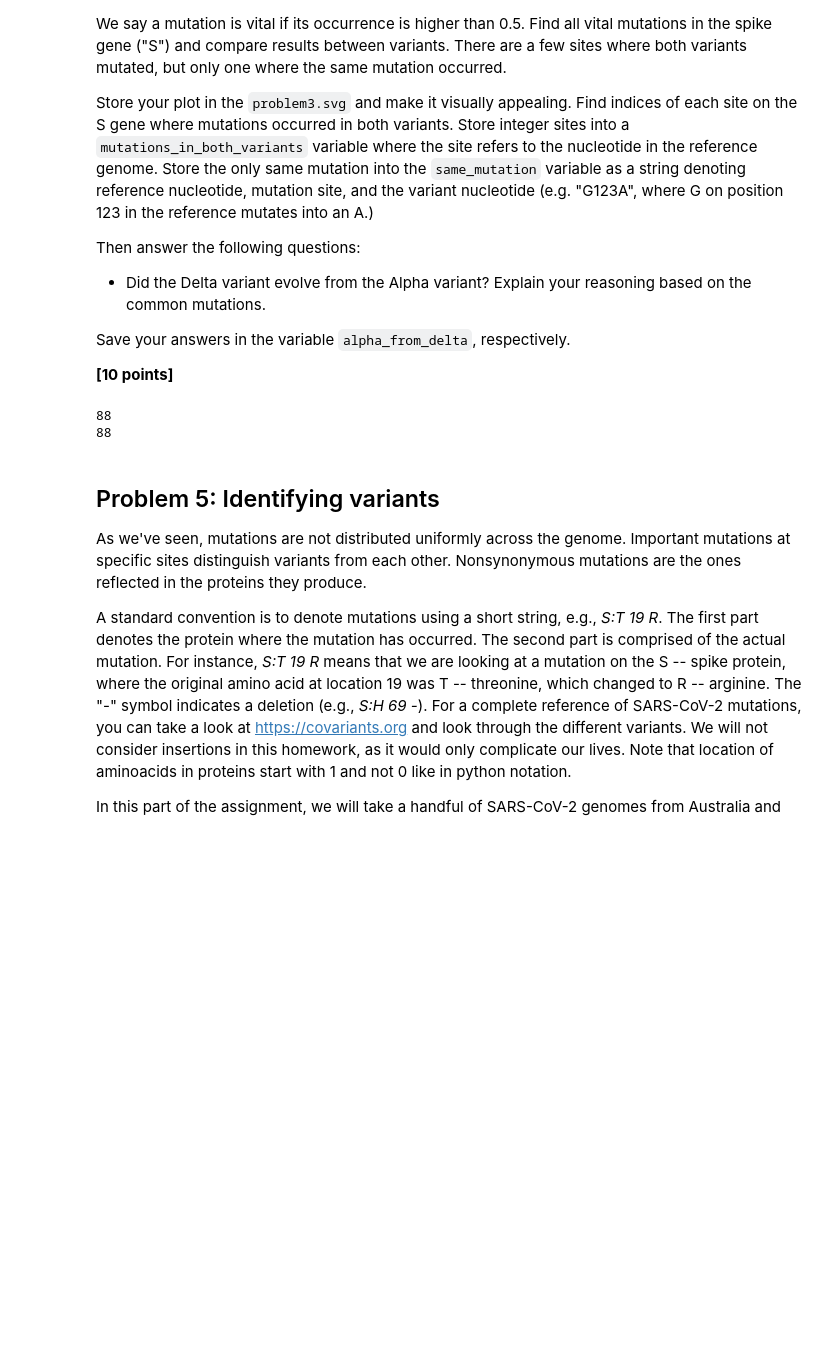
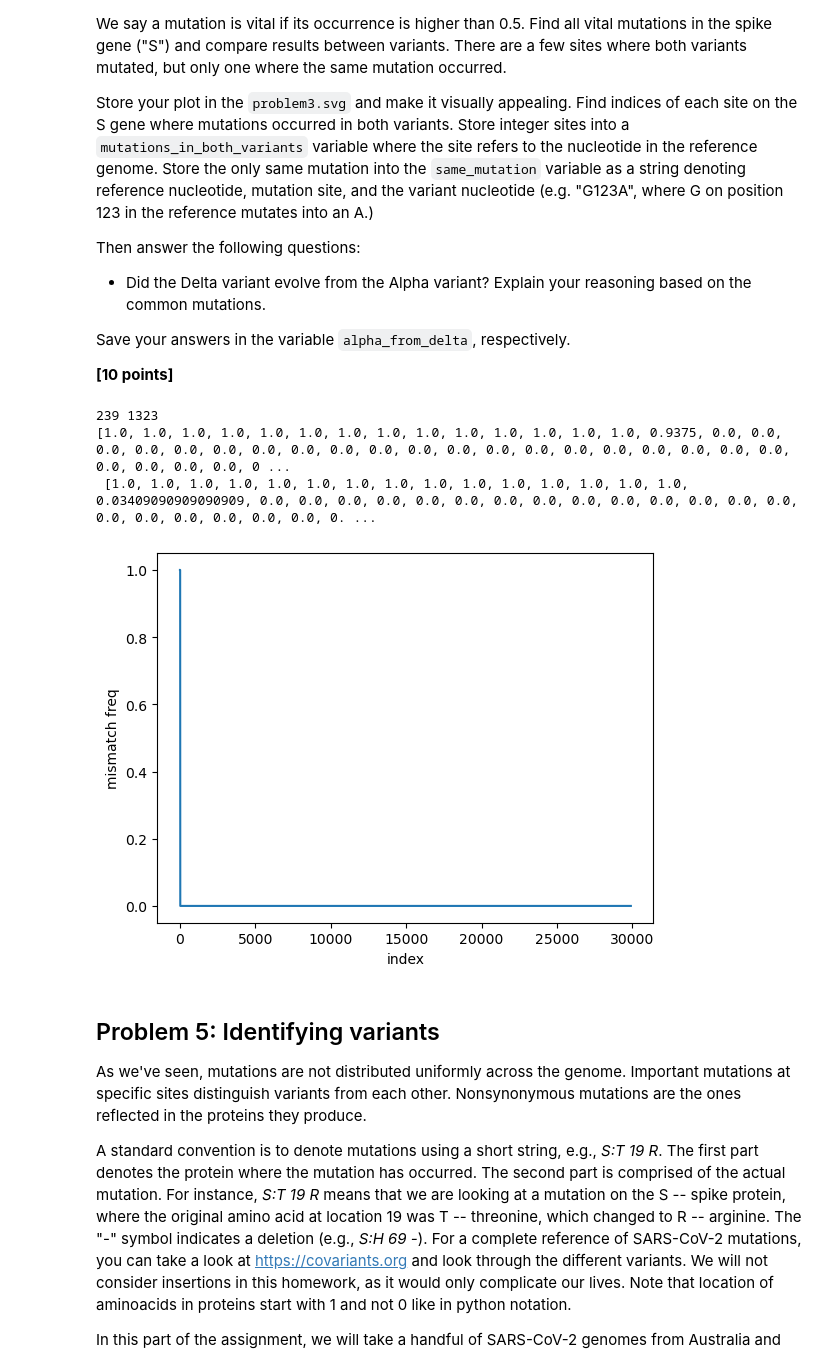
Before and after one commit to zoexbrookes/assign_viral_evo, a Jupyter notebook: assign_viral_evo-master/viral_evo_workbook.ipynb, the cells around one changed output. Saved outputs shown, nothing was run; the diff lists cells and outputs as text; code cells hidden in the pictures; blank space fills up the shorter version.

Commit message:
struggling plotting

```diff
--- a/assign_viral_evo-master/viral_evo_workbook.ipynb
+++ b/assign_viral_evo-master/viral_evo_workbook.ipynb
@@ -232,46 +232,48 @@ gene_locations = {
 alpha_variants  = ["EPI_ISL_3072041","EPI_ISL_1010703","EPI_ISL_1121977","EPI_ISL_1061036","EPI_ISL_1184096",
                    "EPI_ISL_1184504","EPI_ISL_3568432","EPI_ISL_3568427","EPI_ISL_1184097","EPI_ISL_1447289",
                    "EPI_ISL_1615593","EPI_ISL_1660402","EPI_ISL_1660401","EPI_ISL_2404987","EPI_ISL_2462429",
                    "EPI_ISL_593696"]
 
 delta_variants =  ["EPI_ISL_1904460", "EPI_ISL_1904466", "EPI_ISL_1904469", "EPI_ISL_1904454", "EPI_ISL_1756027",
                    "EPI_ISL_2404986", "EPI_ISL_2107448", "EPI_ISL_2107529", "EPI_ISL_2650457", "EPI_ISL_2716414",
                    "EPI_ISL_2633525", "EPI_ISL_2786933", "EPI_ISL_2811809", "EPI_ISL_2695796", "EPI_ISL_2650470",
                    "EPI_ISL_2811992", "EPI_ISL_2695794", "EPI_ISL_2695799", "EPI_ISL_3281261", "EPI_ISL_3186692",
                    "EPI_ISL_3186471", "EPI_ISL_3186636", "EPI_ISL_3186262", "EPI_ISL_3186487", "EPI_ISL_3280996",
                    "EPI_ISL_3305513", "EPI_ISL_3072100", "EPI_ISL_6757593", "EPI_ISL_3426420", "EPI_ISL_3539677",
                    "EPI_ISL_4055434", "EPI_ISL_3834282", "EPI_ISL_3643716", "EPI_ISL_3501929", "EPI_ISL_5535311",
                    "EPI_ISL_3502476", "EPI_ISL_3502311", "EPI_ISL_3834174", "EPI_ISL_9964573", "EPI_ISL_4747964",
                    "EPI_ISL_4205585", "EPI_ISL_4552276", "EPI_ISL_4205719", "EPI_ISL_4205539", "EPI_ISL_5689721",
                    "EPI_ISL_4205197", "EPI_ISL_4552130", "EPI_ISL_4747905", "EPI_ISL_5347813", "EPI_ISL_5534640",
                    "EPI_ISL_5936432", "EPI_ISL_5778590", "EPI_ISL_5534654", "EPI_ISL_5778467", "EPI_ISL_5778492",
                    "EPI_ISL_6252077", "EPI_ISL_5535134", "EPI_ISL_5305653", "EPI_ISL_7264600", "EPI_ISL_6585779",
                    "EPI_ISL_6586228", "EPI_ISL_6251927", "EPI_ISL_6585956", "EPI_ISL_7264849", "EPI_ISL_6586173",
                    "EPI_ISL_6586136", "EPI_ISL_7264591", "EPI_ISL_6757382", "EPI_ISL_7621131", "EPI_ISL_7621166",
                    "EPI_ISL_8901286", "EPI_ISL_7748984", "EPI_ISL_7621531", "EPI_ISL_7621692", "EPI_ISL_7621124",
                    "EPI_ISL_7748623", "EPI_ISL_7748687", "EPI_ISL_7621974", "EPI_ISL_8901160", "EPI_ISL_10116719",
                    "EPI_ISL_8901318", "EPI_ISL_8901337", "EPI_ISL_10116652", "EPI_ISL_8900986", "EPI_ISL_8901124",
                    "EPI_ISL_8901168", "EPI_ISL_8901097", "EPI_ISL_10116931"]
 
+from helper_functions import mismatch_helper
+
 with Entrez.efetch(db="nucleotide", id="NC_045512.2", rettype="fasta") as handle:
     ref = SeqIO.read(handle, "fasta")
     ref_seq = str(ref.seq).upper()
 
-alpha_seqs = []
-delta_seqs = []
-i = 0
+a_mismatch, a_index_mismatches = mismatch_helper(ref_seq, alpha_variants)
+d_mismatch, d_index_mismatches = mismatch_helper(ref_seq, delta_variants)
 
-with open("data/p1-sars-cov-2-variants.fasta") as f:
-    for line_num, line in enumerate(f):
-        for i in alpha_variants:
-            if i in line:
-                alpha_seqs.append(next(f))
-        for i in delta_variants:
-            if i in line:
-                delta_seqs.append(next(f))
+print (a_mismatch, d_mismatch)
+print (a_index_mismatches, "\n",d_index_mismatches)
+
+plt.scatter(a_index_mismatches)
+plt.xlabel("index")
+plt.ylabel("mismatch freq")
+plt.show()
 # %% [output]
-88
-88
+239 1323
+[1.0, 1.0, 1.0, 1.0, 1.0, 1.0, 1.0, 1.0, 1.0, 1.0, 1.0, 1.0, 1.0, 1.0, 0.9375, 0.0, 0.0, 0.0, 0.0, 0.0, 0.0, 0.0, 0.0, 0.0, 0.0, 0.0, 0.0, 0.0, 0.0, 0.0, 0.0, 0.0, 0.0, 0.0, 0.0, 0.0, 0.0, 0.0, 0.0, 0 ...
+ [1.0, 1.0, 1.0, 1.0, 1.0, 1.0, 1.0, 1.0, 1.0, 1.0, 1.0, 1.0, 1.0, 1.0, 1.0, 0.03409090909090909, 0.0, 0.0, 0.0, 0.0, 0.0, 0.0, 0.0, 0.0, 0.0, 0.0, 0.0, 0.0, 0.0, 0.0, 0.0, 0.0, 0.0, 0.0, 0.0, 0.0, 0. ...
+[figure, added]
 # %%
 mutations_in_both_variants = [1,2,3]
 same_mutation = "G123A" # write your mutation in the form of f"{reference nt}{site number}{variant nt}"
```
Also changed, not shown: 2 other files.
